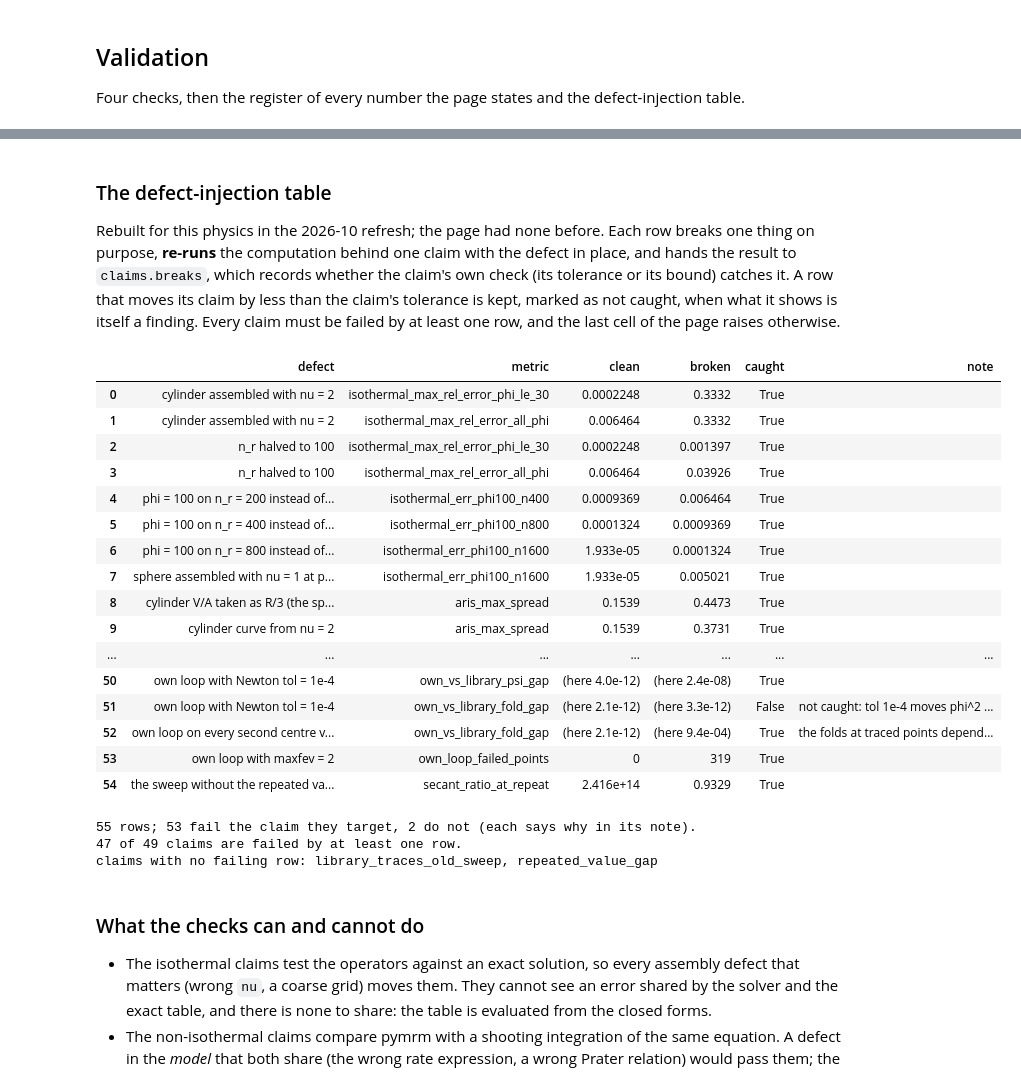
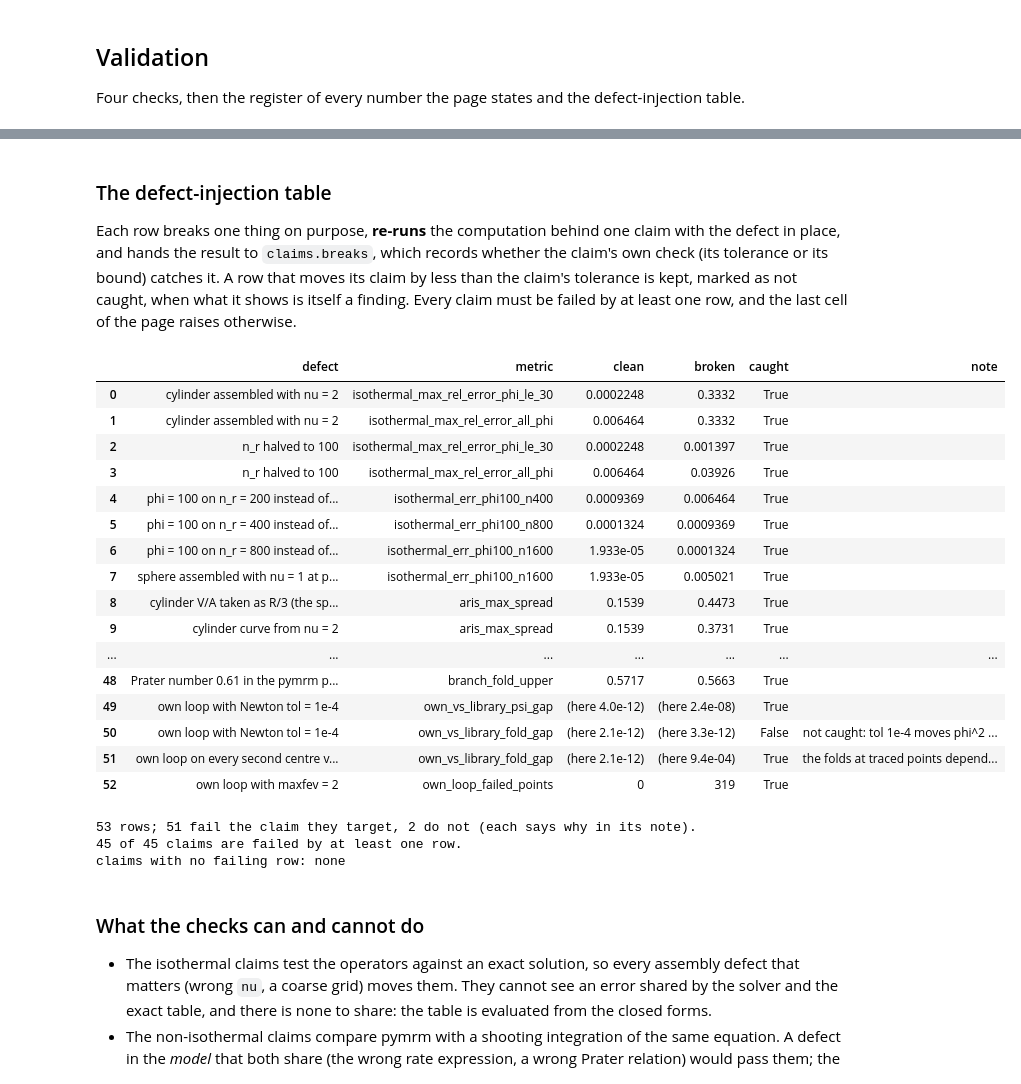
Before and after one commit to computational-chemical-engineering/pymrm-gallery, a Jupyter notebook: pages/B1.1-thiele-weisz-hicks/index.ipynb, the cells around one changed output, grey strips where cells are left out. Saved outputs shown, nothing was run; the diff lists cells and outputs as text; code cells hidden in the pictures.

```diff
--- a/pages/B1.1-thiele-weisz-hicks/index.ipynb
+++ b/pages/B1.1-thiele-weisz-hicks/index.ipynb
@@ -631,29 +613,6 @@ print(f"largest |phi^2 (own) - phi^2 (library)| over the branch: below 1e-9 "
 print(f"folds at the traced points, library: {lib_lo:.6f}  {lib_hi:.6f}")
 print(f"folds at the traced points, own    : {own_lo:.6f}  {own_hi:.6f}")
 print(f"folds of the reference, refined    : {phi_lo:.6f}  {phi_hi:.6f}")
-
-REPEAT_GAP = float(abs(YC_OLD[120] - YC_OLD[119]))
-import warnings
-with warnings.catch_warnings(), np.errstate(all="ignore"):
-    warnings.simplefilter("ignore")     # the exploded prediction overflows
-    _, _, cont_dup = trace_branch(problem, YC_OLD)
-dup_reached = len(cont_dup.xs)
-
-
-def secant_ratio(yc, i=120):
-    """The ratio continuation's secant predictor applies at sweep index i + 1."""
-    return float(abs((yc[i + 1] - yc[i]) / (yc[i] - yc[i - 1])))
-
-
-SECANT_RATIO = secant_ratio(YC_OLD)
-DUP_TRACED = dup_reached == len(YC_OLD)
-print(f"\nlibrary continuation on the old sweep (0.1 visited twice): "
-      f"secant ratio after the repeat {SECANT_RATIO:.2e}; "
-      + (f"traced through, {dup_reached} of {len(YC_OLD)} values" if DUP_TRACED else
-         f"stopped early (here {dup_reached} of {len(YC_OLD)} values)"))
-if not DUP_TRACED:
-    # the reason after the colon depends on the BLAS kernel
-    print(f"   {cont_dup.message.split(':')[0]}")
 # %% [output]
 own loop: 319 points converged, 0 failed
 largest |phi^2 (own) - phi^2 (library)| over the branch: below 1e-9 (here 4.0e-12)
@@ -889,7 +801,6 @@ print(f"{len(claims.metrics)} claims registered")
 # %% [markdown]
 ### The defect-injection table
 
-Rebuilt for this physics in the 2026-10 refresh; the page had none before.
 Each row breaks one thing on purpose, **re-runs** the computation behind one
 claim with the defect in place, and hands the result to `claims.breaks`, which
 records whether the claim's own check (its tolerance or its bound) catches it.
@@ -952,9 +863,9 @@ _f_bad = locate_folds(BETA_M * 1.02, GAMMA, Y_SCAN)
 brk("Prater number 2 % high", "phi_fold_lower", _f_bad[0][0])
 brk("Prater number 2 % high", "phi_fold_upper", _f_bad[1][0])
 brk("Prater number 2 % high", "phi_probe", np.sqrt(_f_bad[0][0] * _f_bad[1][0]))
-brk("fold read off the 900 samples, not refined", "phi_fold_lower", old_lo,
+brk("fold read off the 900 samples, not refined", "phi_fold_lower", smp_lo,
     "the lower fold sits where the samples are dense")
-brk("fold read off the 900 samples, not refined", "phi_fold_upper", old_hi)
+brk("fold read off the 900 samples, not refined", "phi_fold_upper", smp_hi)
 brk("probe at phi = 0.25, below the lower fold", "n_steady_states_at_probe",
     len(reference_states(BETA_M, GAMMA, 0.25, Y_SCAN)))
 _roots_bad = reference_states(BETA_M, GAMMA * 1.02, phi_star, Y_SCAN)
@@ -977,12 +888,12 @@ _br_25, _x_25, _ = trace_branch(CentrePinned(_pel_25, rate_m), YC)
 _states_25 = pymrm_states(_pel_25, rate_m, phi_star, _br_25, _x_25, [r[1] for r in roots])
 brk("pymrm pellet on n_r = 25", "probe_pymrm_vs_reference_max_rel",
     max(abs(s[0] - r[0]) / r[0] for s, r in zip(_states_25, roots)))
-_ll_ref = np.exp(crossings(np.log(ref_m[:, :2]), np.log(old_star)))
-_ll_pym = np.exp(crossings(np.log(branch[:, :2]), np.log(old_star)))
+_ll_ref = np.exp(crossings(np.log(ref_m[:, :2]), np.log(smp_star)))
+_ll_pym = np.exp(crossings(np.log(branch[:, :2]), np.log(smp_star)))
 brk("interpolation in log-log coordinates", "interpolated_states_max_rel_gap",
     max(abs(a - b) / b for a, b in zip(_ll_ref, _ll_pym)))
 brk("reference interpolated on every tenth sample", "eta_unstable_interpolated_ref",
-    min(crossings(ref_m[::10], old_star), key=lambda e: abs(e - old_ref[1])),
+    min(crossings(ref_m[::10], smp_star), key=lambda e: abs(e - smp_ref[1])),
     "the nearest crossing: so coarse a sample also loses one of the three")
 brk("interpolation in log-log coordinates", "eta_unstable_interpolated_pymrm", _ll_pym[1])
 brk("upper fold from a 300-point sample", "fold_upper_sampled_rel_error",
@@ -1002,8 +913,6 @@ _br_b, _, _ = trace_branch(_problem_b, YC)
 _dev_b = vs_reference(_br_b)
 brk("Prater number 0.61 in the pymrm pellet only", "nonisothermal_median_dev", _dev_b[0])
 brk("Prater number 0.61 in the pymrm pellet only", "nonisothermal_median_dev_phi", _dev_b[1])
-brk("the new sweep instead of the old one", "nonisothermal_median_dev_old_sweep", med_eta,
-    "the 0.4 % the deduplicated sweep moved the published median")
 _bf_b = branch_folds(_br_b)
 brk("Prater number 0.61 in the pymrm pellet only", "branch_fold_lower", _bf_b[0])
 brk("Prater number 0.61 in the pymrm pellet only", "branch_fold_upper", _bf_b[1])
@@ -1021,8 +930,6 @@ brk("own loop on every second centre value", "own_vs_library_fold_gap",
     "the folds at traced points depend on which points are traced")
 brk("own loop with maxfev = 2", "own_loop_failed_points",
     trace_branch_own(problem, YC, maxfev=2)[1])
-brk("the sweep without the repeated value (the fix)", "secant_ratio_at_repeat",
-    secant_ratio(YC))
 
 BT = pd.DataFrame(BREAK)
 
@@ -1031,41 +938,41 @@ def _shown(metric, v):
     # a bound's digits are this run's and differ between machines: shown as such
     if claims.metrics[metric]["kind"] == "bound":
         return f"(here {float(v):.1e})"
     return f"{v:.4g}" if isinstance(v, float) else str(v)
 
 
 _table = BT.assign(clean=[_shown(m, v) for m, v in zip(BT.metric, BT.clean)],
                    broken=[_shown(m, v) for m, v in zip(BT.metric, BT.broken)])
 with pd.option_context("display.max_colwidth", 70, "display.width", 250,
                        "display.max_rows", 200):
     display(_table[["defect", "metric", "clean", "broken", "caught", "note"]])
 _caught = set(BT[BT.caught].metric)
 _open = sorted(k for k in claims.metrics if k not in _caught)
 print(f"{len(BT)} rows; {int(BT.caught.sum())} fail the claim they target, "
       f"{len(BT) - int(BT.caught.sum())} do not (each says why in its note).")
 print(f"{len(_caught)} of {len(claims.metrics)} claims are failed by at least one row.")
 print("claims with no failing row:", ", ".join(_open) or "none")
 # %% [output]
 |  | defect | metric | clean | broken | caught | note |
 | 0 | cylinder assembled with nu = 2 | isothermal_max_rel_error_phi_le_30 | 0.0002248 | 0.3332 | True |  |
 | 1 | cylinder assembled with nu = 2 | isothermal_max_rel_error_all_phi | 0.006464 | 0.3332 | True |  |
 | 2 | n_r halved to 100 | isothermal_max_rel_error_phi_le_30 | 0.0002248 | 0.001397 | True |  |
 | 3 | n_r halved to 100 | isothermal_max_rel_error_all_phi | 0.006464 | 0.03926 | True |  |
 | 4 | phi = 100 on n_r = 200 instead of... | isothermal_err_phi100_n400 | 0.0009369 | 0.006464 | True |  |
 | 5 | phi = 100 on n_r = 400 instead of... | isothermal_err_phi100_n800 | 0.0001324 | 0.0009369 | True |  |
 | 6 | phi = 100 on n_r = 800 instead of... | isothermal_err_phi100_n1600 | 1.933e-05 | 0.0001324 | True |  |
 | 7 | sphere assembled with nu = 1 at p... | isothermal_err_phi100_n1600 | 1.933e-05 | 0.005021 | True |  |
 | 8 | cylinder V/A taken as R/3 (the sp... | aris_max_spread | 0.1539 | 0.4473 | True |  |
 | 9 | cylinder curve from nu = 2 | aris_max_spread | 0.1539 | 0.3731 | True |  |
 | ... | ... | ... | ... | ... | ... | ... |
-| 50 | own loop with Newton tol = 1e-4 | own_vs_library_psi_gap | (here 4.0e-12) | (here 2.4e-08) | True |  |
-| 51 | own loop with Newton tol = 1e-4 | own_vs_library_fold_gap | (here 2.1e-12) | (here 3.3e-12) | False | not caught: tol 1e-4 moves phi^2 ... |
-| 52 | own loop on every second centre v... | own_vs_library_fold_gap | (here 2.1e-12) | (here 9.4e-04) | True | the folds at traced points depend... |
-| 53 | own loop with maxfev = 2 | own_loop_failed_points | 0 | 319 | True |  |
-| 54 | the sweep without the repeated va... | secant_ratio_at_repeat | 2.416e+14 | 0.9329 | True |  |
+| 48 | Prater number 0.61 in the pymrm p... | branch_fold_upper | 0.5717 | 0.5663 | True |  |
+| 49 | own loop with Newton tol = 1e-4 | own_vs_library_psi_gap | (here 4.0e-12) | (here 2.4e-08) | True |  |
+| 50 | own loop with Newton tol = 1e-4 | own_vs_library_fold_gap | (here 2.1e-12) | (here 3.3e-12) | False | not caught: tol 1e-4 moves phi^2 ... |
+| 51 | own loop on every second centre v... | own_vs_library_fold_gap | (here 2.1e-12) | (here 9.4e-04) | True | the folds at traced points depend... |
+| 52 | own loop with maxfev = 2 | own_loop_failed_points | 0 | 319 | True |  |
-55 rows; 53 fail the claim they target, 2 do not (each says why in its note).
-47 of 49 claims are failed by at least one row.
-claims with no failing row: library_traces_old_sweep, repeated_value_gap
+53 rows; 51 fail the claim they target, 2 do not (each says why in its note).
+45 of 45 claims are failed by at least one row.
+claims with no failing row: none
 # %% [markdown]
 ### What the checks can and cannot do
 
```
Also changed, not shown: parts of 14 cells of this notebook, 55 other files.
